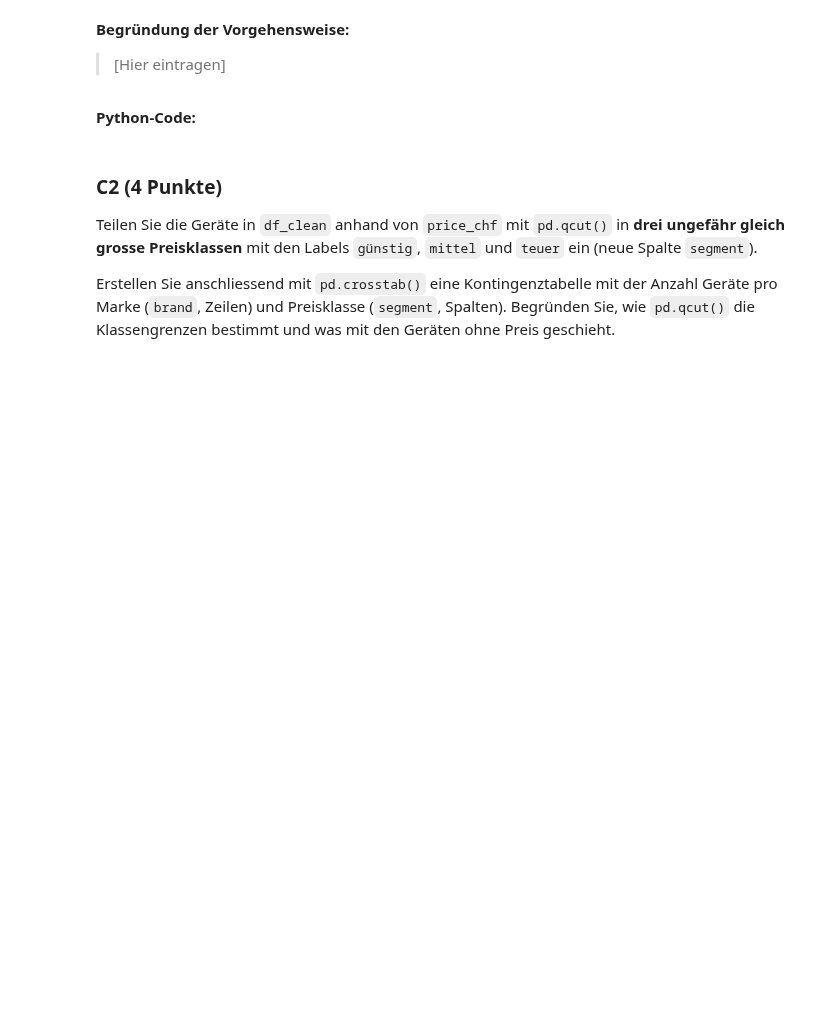
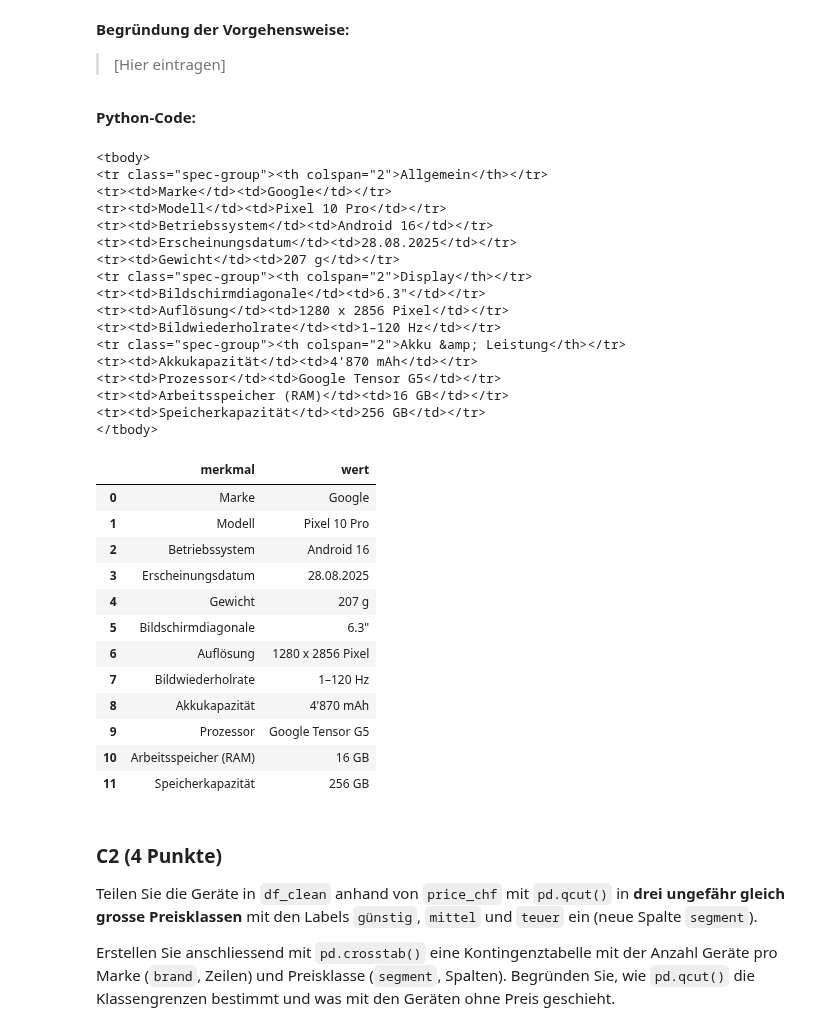
Before and after one commit to simonschmid30/DS_HS2026_LNW, a Jupyter notebook: DS_HS2026_LNW_I_Examples/AP02/AP02_Datenbeschaffung_Aufbereitung_EDA.ipynb, the cells around one changed output. Cells and saved outputs as stored; diff of their text form; code cells hidden in the pictures; blank space fills up the shorter version.

```diff
--- a/DS_HS2026_LNW_I_Examples/AP02/AP02_Datenbeschaffung_Aufbereitung_EDA.ipynb
+++ b/DS_HS2026_LNW_I_Examples/AP02/AP02_Datenbeschaffung_Aufbereitung_EDA.ipynb
@@ -346,27 +414,61 @@ Begründen Sie, wie Sie die richtige Tabelle auswählen und die Zwischenübersch
 # %%
 # Read html from file
 with open('html/product_detail.html', 'r', encoding='utf-8') as file:
     html_content = file.read()
 
 # Parse the HTML content
 soup = BeautifulSoup(html_content, 'html.parser')
 
 # TODO: Locate the table «Technische Daten»
-table = ...
+heading = soup.find('h2', string='Technische Daten')
+table = heading.find_next('table')
+for i in table:
+    print(i)
 
 # Extract table rows
 rows = []
 for row in table.find_all('tr'):
     rows.append([cell.get_text().strip() for cell in row.find_all('td')])
 
 # Create a DataFrame
 df_C1 = pd.DataFrame(rows, columns=['merkmal', 'wert'])
 
 # TODO: Remove the sub-headings (e.g. «Display»)
-
+df_C1 = df_C1.dropna().reset_index(drop=True)
 
 # Show the result
 df_C1
+# %% [output]
+<tbody>
+<tr class="spec-group"><th colspan="2">Allgemein</th></tr>
+<tr><td>Marke</td><td>Google</td></tr>
+<tr><td>Modell</td><td>Pixel 10 Pro</td></tr>
+<tr><td>Betriebssystem</td><td>Android 16</td></tr>
+<tr><td>Erscheinungsdatum</td><td>28.08.2025</td></tr>
+<tr><td>Gewicht</td><td>207 g</td></tr>
+<tr class="spec-group"><th colspan="2">Display</th></tr>
+<tr><td>Bildschirmdiagonale</td><td>6.3"</td></tr>
+<tr><td>Auflösung</td><td>1280 x 2856 Pixel</td></tr>
+<tr><td>Bildwiederholrate</td><td>1–120 Hz</td></tr>
+<tr class="spec-group"><th colspan="2">Akku &amp; Leistung</th></tr>
+<tr><td>Akkukapazität</td><td>4'870 mAh</td></tr>
+<tr><td>Prozessor</td><td>Google Tensor G5</td></tr>
+<tr><td>Arbeitsspeicher (RAM)</td><td>16 GB</td></tr>
+<tr><td>Speicherkapazität</td><td>256 GB</td></tr>
+</tbody>
+|  | merkmal | wert |
+| 0 | Marke | Google |
+| 1 | Modell | Pixel 10 Pro |
+| 2 | Betriebssystem | Android 16 |
+| 3 | Erscheinungsdatum | 28.08.2025 |
+| 4 | Gewicht | 207 g |
+| 5 | Bildschirmdiagonale | 6.3" |
+| 6 | Auflösung | 1280 x 2856 Pixel |
+| 7 | Bildwiederholrate | 1–120 Hz |
+| 8 | Akkukapazität | 4'870 mAh |
+| 9 | Prozessor | Google Tensor G5 |
+| 10 | Arbeitsspeicher (RAM) | 16 GB |
+| 11 | Speicherkapazität | 256 GB |
 # %% [markdown]
 ### C2 (4 Punkte)
 
```
Also changed, not shown: parts of 15 cells of this notebook, 2 other files.
